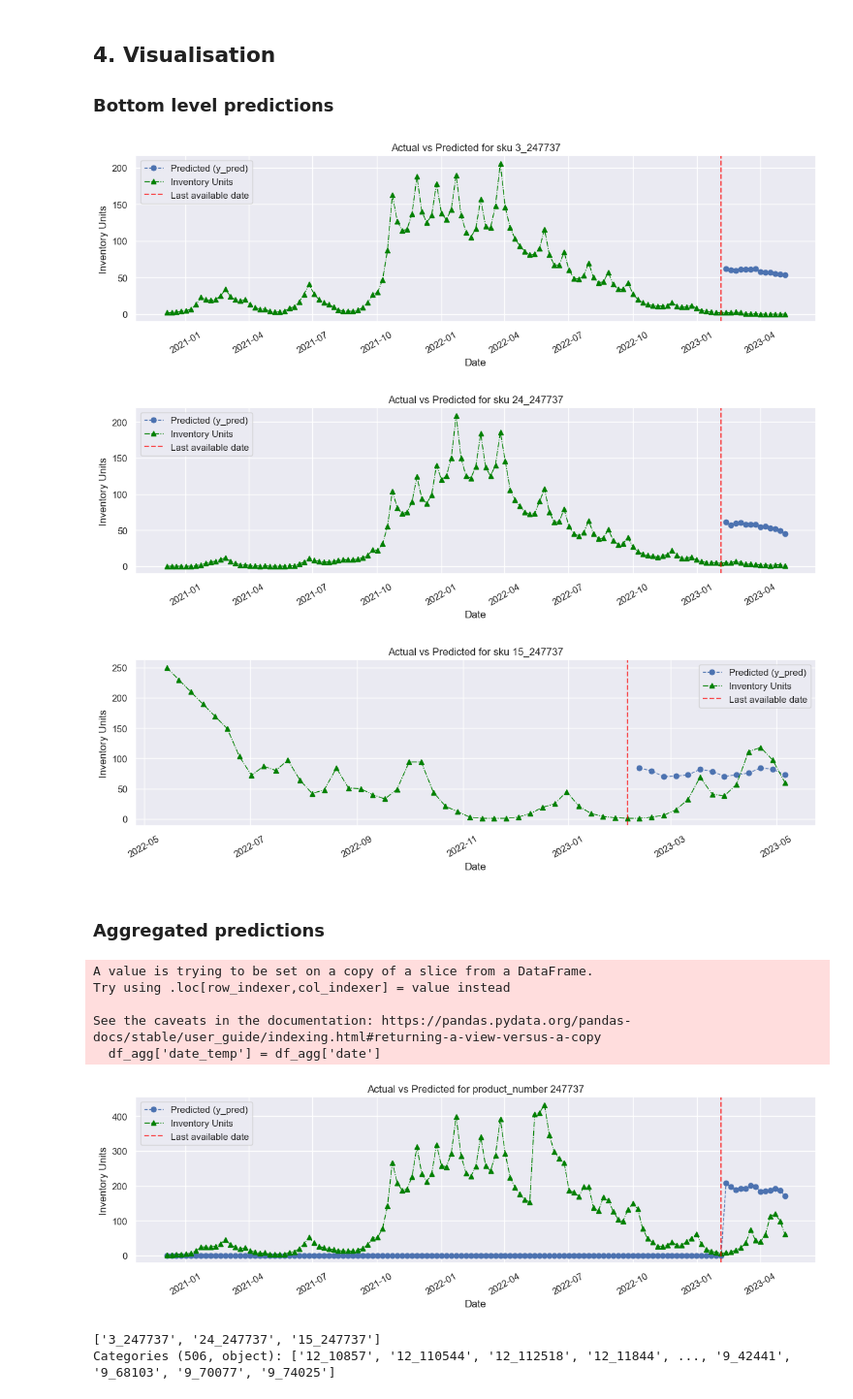
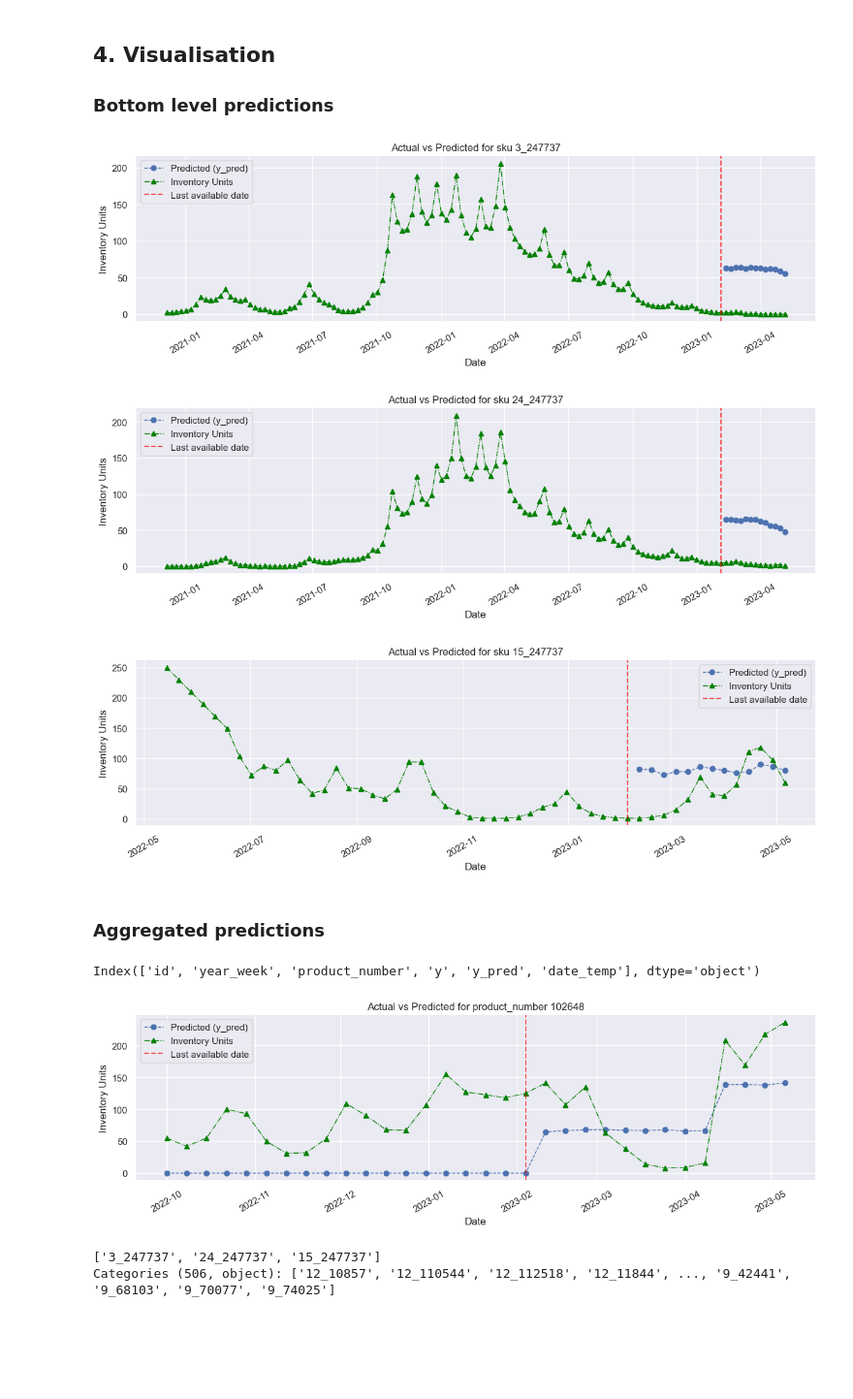
Before and after one commit to giarets/hp_use_case, a Jupyter notebook: 2_model_lightGBM_bottom_up.ipynb, the cells around one changed output. Shown at 97% size. Saved outputs shown, nothing was run; the diff lists cells and outputs as text; code cells hidden in the pictures; blank space fills up the shorter version.

```diff
--- a/lightGBM_model.ipynb
+++ b/2_model_lightGBM_bottom_up.ipynb
@@ -46,15 +48,8 @@ df_kaggle = utils_preprocessing.preprocess_columns(df_kaggle)
 # utils.looks_for_missing_dates(df_kaggle)
 df_kaggle = utils_preprocessing.fill_in_missing_dates(df_kaggle)
 
-# Interpolation and fill-in function
-def interpolate_sku(group):
-    group = group.sort_values(by='date')
-    group = group.set_index('date')
-    group['sales_units'] = group['sales_units'].interpolate(method='time')
-    group['inventory_units'] = group['inventory_units'].interpolate(method='time')
-    return group.reset_index()
-
-df_kaggle = df_kaggle.groupby('sku', group_keys=False, observed=False).apply(interpolate_sku)
+# Interpolate
+df_kaggle = df_kaggle.groupby('sku', group_keys=False, observed=False).apply(utils_preprocessing.interpolate)
 # %%
 # Generate features
 df_kaggle = utils_features.features_time_related(df_kaggle)
@@ -269,29 +264,6 @@ optimal_params
  'subsample_freq': 0,
  'metric': 'rmse'}
 # %%
-optimal_params = {
-    'boosting_type': 'gbdt',
-    'class`_weight': None,
-    'colsample_bytree': 1,
-    'importance_type': 'split',
-    'learning_rate': 0.3,
-    'max_depth': 3,
-    'min_child_samples': 20,
-    'min_child_weight': 0.001,
-    'min_split_gain': 0.0,
-    'n_estimators': 700,
-    'n_jobs': None,
-    'num_leaves': 120,
-    'objective': None,
-    'random_state': None,
-    'reg_alpha': 2,
-    'reg_lambda': 5,
-    'subsample': 1.0,
-    'subsample_for_bin': 200000,
-    'subsample_freq': 0,
-    'metric': 'rmse'
-}
-
 optimal_params = {
     'boosting_type': 'gbdt',
     'class_weight': None,
@@ -361,22 +334,18 @@ for sku in ['3_247737', '24_247737', '15_247737']:#list_skus:
     utils_plots.plot_real_vs_predicted(df_final, sku, pred_columns=['y_pred'], col_agg='sku', vline_dates=[date_present])
 # %% [output]
 [figure]
-[figure, old version]
+[figure, new version]
-[figure, old version]
+[figure, new version]
 # %% [markdown]
 ### Aggregated predictions
 # %%
 df_aggregated = utils.aggregate_predictions(df_final)
 # %% [output]
-A value is trying to be set on a copy of a slice from a DataFrame.
-Try using .loc[row_indexer,col_indexer] = value instead
-
-See the caveats in the documentation: https://pandas.pydata.org/pandas-docs/stable/user_guide/indexing.html#returning-a-view-versus-a-copy
-  df_agg['date_temp'] = df_agg['date']
+Index(['id', 'year_week', 'product_number', 'y', 'y_pred', 'date_temp'], dtype='object')
 # %%
-utils_plots.plot_real_vs_predicted(df_aggregated, single_ts=247737, pred_columns=['y_pred'], col_agg='product_number', vline_dates=[date_present])
+utils_plots.plot_real_vs_predicted(df_aggregated, single_ts=102648, pred_columns=['y_pred'], col_agg='product_number', vline_dates=[date_present])
 # %% [output]
-[figure, old version]
+[figure, new version]
 # %%
 df_final[df_final['product_number']==247737]['sku'].unique()
 # %% [output]
```
Also changed, not shown: parts of 3 cells of this notebook, 9 other files.
